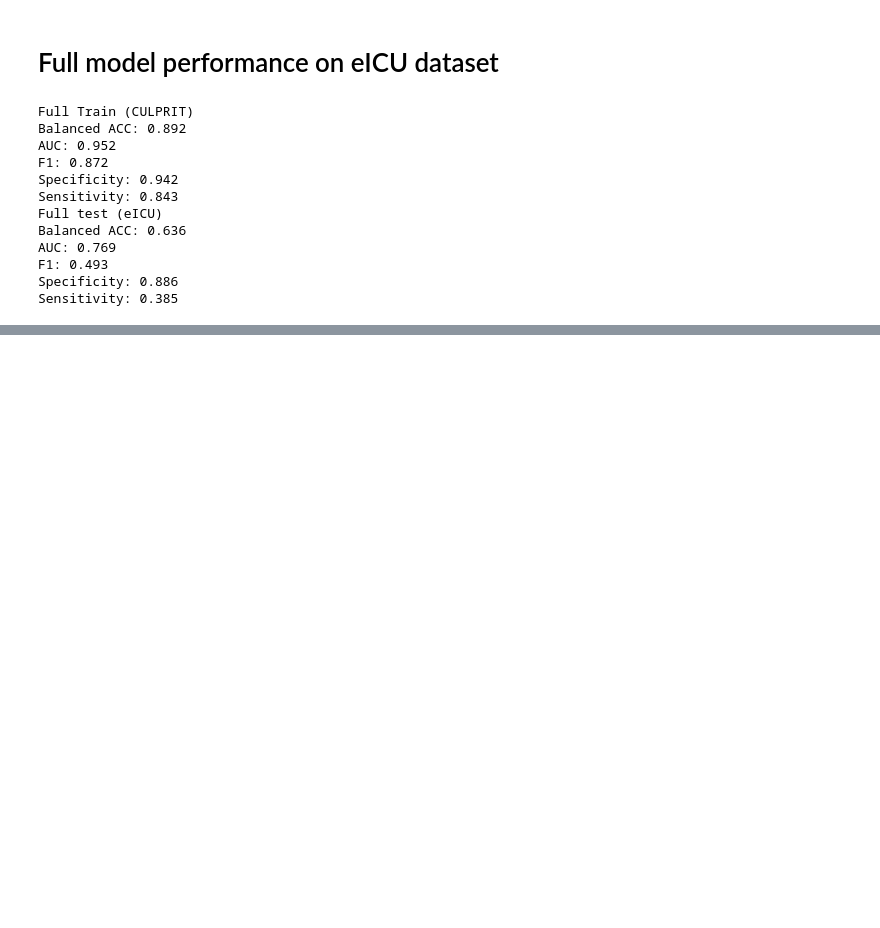
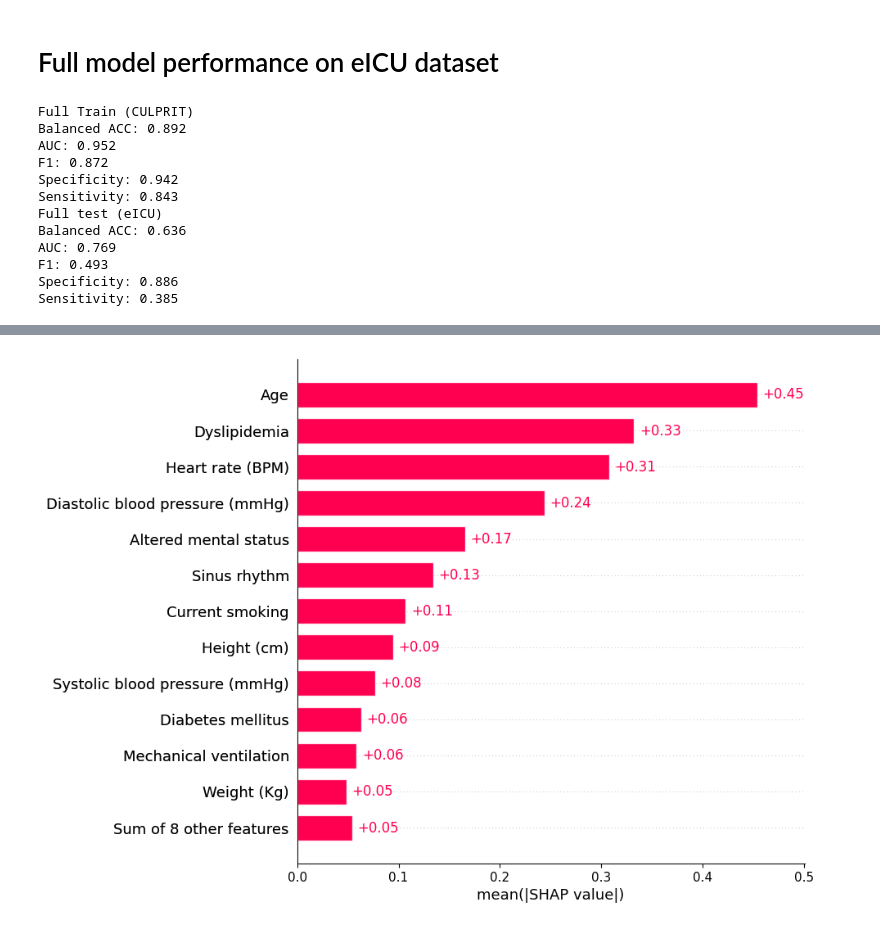
Before and after one commit to N-Nieto/MACRO_experiments, a Jupyter notebook: code/plot_figure_paper_review_1.ipynb, the cells around one changed output, grey strips where cells are left out. Drawn from its saved outputs; the diff is of its cells as text; code cells hidden in the pictures; blank space fills up the shorter version.

```diff
--- a/code/plot_figure_paper_review_1.ipynb
+++ b/code/plot_figure_paper_review_1.ipynb
@@ -557,0 +659,4 @@ Sensitivity: 0.385
+# %%
+shap.plots.bar(shap_values, max_display=13)
+# %% [output]
+[figure, added]
```
Also changed, not shown: parts of 19 cells of this notebook, 6 other files.
